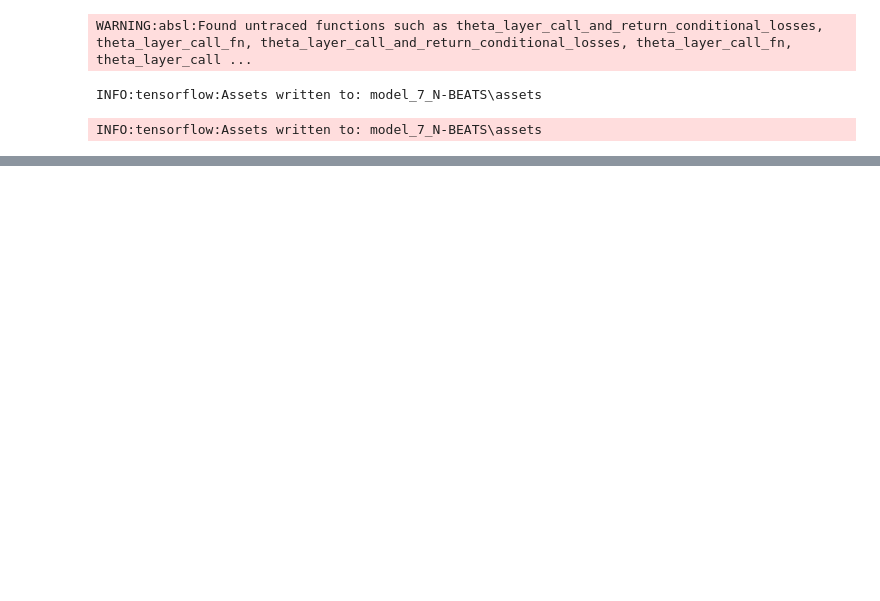
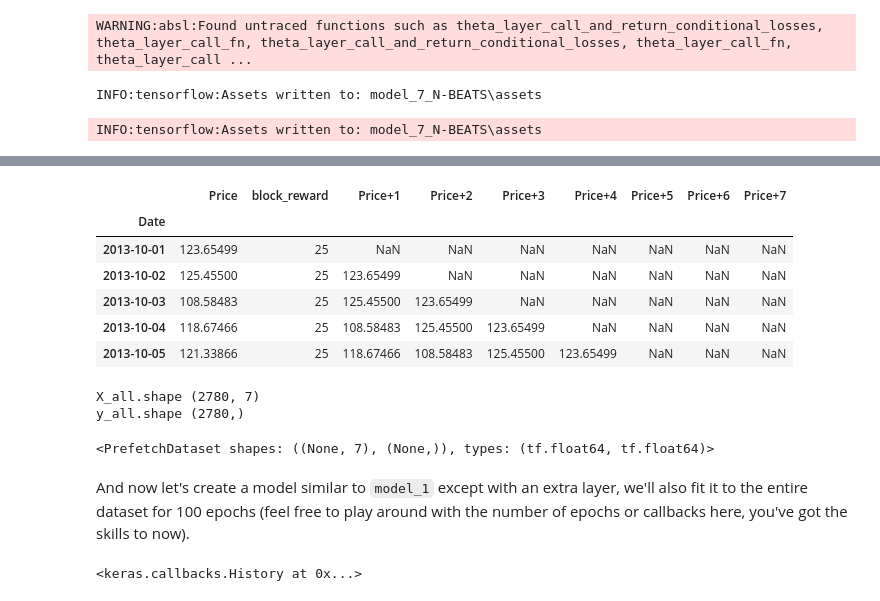
Before and after one commit to Locchuong96/machine-learning, a Jupyter notebook: TensorFlow2/practices/10. Milestone Project 3 Time series forecasting in TensorFlow (BitPredict 💰📈).ipynb, the cells around one changed output, grey strips where cells are left out. Cells and saved outputs as stored; diff of their text form; code cells hidden in the pictures; blank space fills up the shorter version.

```diff
--- a/TensorFlow2/practices/10. Milestone Project 3 Time series forecasting in TensorFlow (BitPredict 💰📈).ipynb
+++ b/TensorFlow2/practices/10. Milestone Project 3 Time series forecasting in TensorFlow (BitPredict 💰📈).ipynb
@@ -2374,0 +2714,56 @@ We'll start by creating a function to produce a list of different models trained
+# %%
+bitcoin_prices_windowed.head()
+# %% [output]
+|  | Price | block_reward | Price+1 | Price+2 | Price+3 | Price+4 | Price+5 | Price+6 | Price+7 |
+| Date |  |  |  |  |  |  |  |  |  |
+| 2013-10-01 | 123.65499 | 25 | NaN | NaN | NaN | NaN | NaN | NaN | NaN |
+| 2013-10-02 | 125.45500 | 25 | 123.65499 | NaN | NaN | NaN | NaN | NaN | NaN |
+| 2013-10-03 | 108.58483 | 25 | 125.45500 | 123.65499 | NaN | NaN | NaN | NaN | NaN |
+| 2013-10-04 | 118.67466 | 25 | 108.58483 | 125.45500 | 123.65499 | NaN | NaN | NaN | NaN |
+| 2013-10-05 | 121.33866 | 25 | 118.67466 | 108.58483 | 125.45500 | 123.65499 | NaN | NaN | NaN |
+# %%
+# Train model on entire datato make prediction for the next day
+X_all = bitcoin_prices_windowed.drop(['Price','block_reward'],axis=1).dropna().to_numpy() # only want prices, our future model can be a univariate model
+y_all = bitcoin_prices_windowed.dropna()['Price'].to_numpy()
+print('X_all.shape',X_all.shape)
+print('y_all.shape',y_all.shape)
+# %% [output]
+X_all.shape (2780, 7)
+y_all.shape (2780,)
+# %%
+#1. Turn X and y into tensor Datasets
+features_dataset_all = tf.data.Dataset.from_tensor_slices(X_all)
+labels_dataset_all = tf.data.Dataset.from_tensor_slices(y_all)
+
+#2. Combine features & labels
+dataset_all = tf.data.Dataset.zip((features_dataset_all,labels_dataset_all))
+
+#3. Batch and prefetch for optimal performance
+BATCH_SIZE=1024 # taken from Appendix D in N-BEATs paper
+dataset_all = dataset_all.batch(BATCH_SIZE).prefetch(tf.data.AUTOTUNE)
+
+dataset_all
+# %% [output]
+<PrefetchDataset shapes: ((None, 7), (None,)), types: (tf.float64, tf.float64)>
+# %% [markdown]
+And now let's create a model similar to `model_1` except with an extra layer, we'll also fit it to the entire dataset for 100 epochs (feel free to play around with the number of epochs or callbacks here, you've got the skills to now).
+# %%
+tf.random.set_seed(42)
+
+# Create model (nice and simple, just to test)
+model_9 = tf.keras.Sequential([
+    layers.Dense(128,activation='relu'),
+    layers.Dense(128,activation='relu'),
+    layers.Dense(HORIZON)
+])
+
+# Compile
+model_9.compile(loss=tf.keras.losses.mae,
+               optimizer=tf.keras.optimizers.Adam())
+
+# Fit model on all of the data to make future forecasts
+model_9.fit(dataset_all,
+           epochs=100,
+           verbose=0)
+# %% [output]
+<keras.callbacks.History at 0x...>
```
Also changed, not shown: parts of 33 cells of this notebook.
